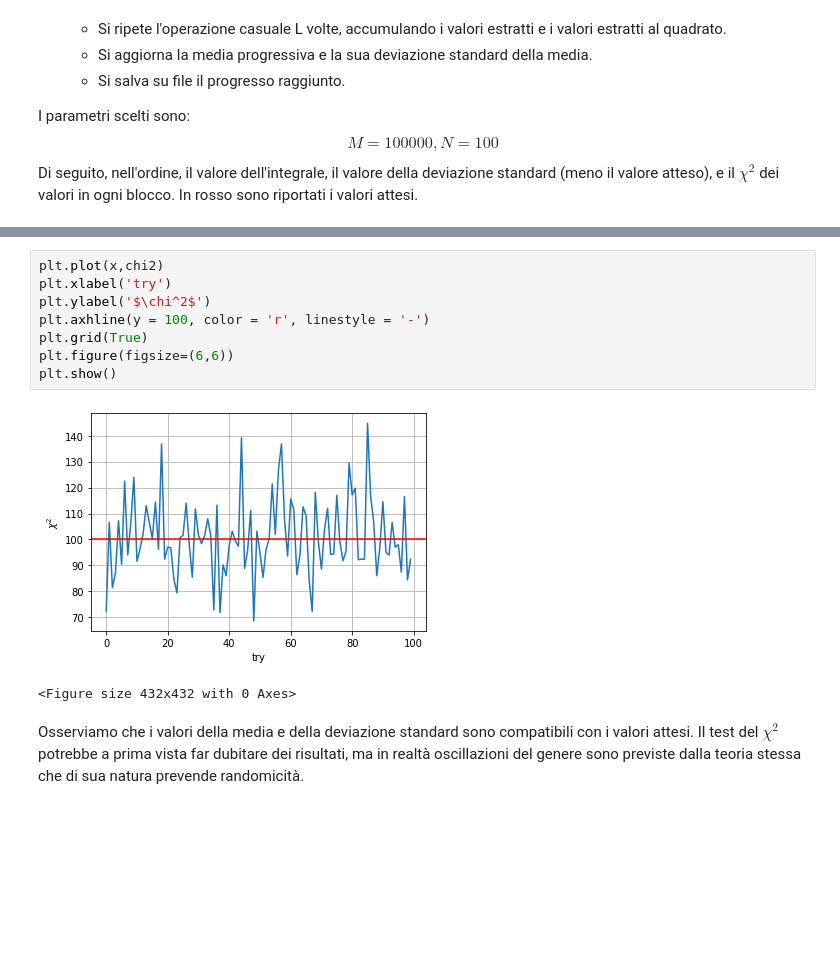
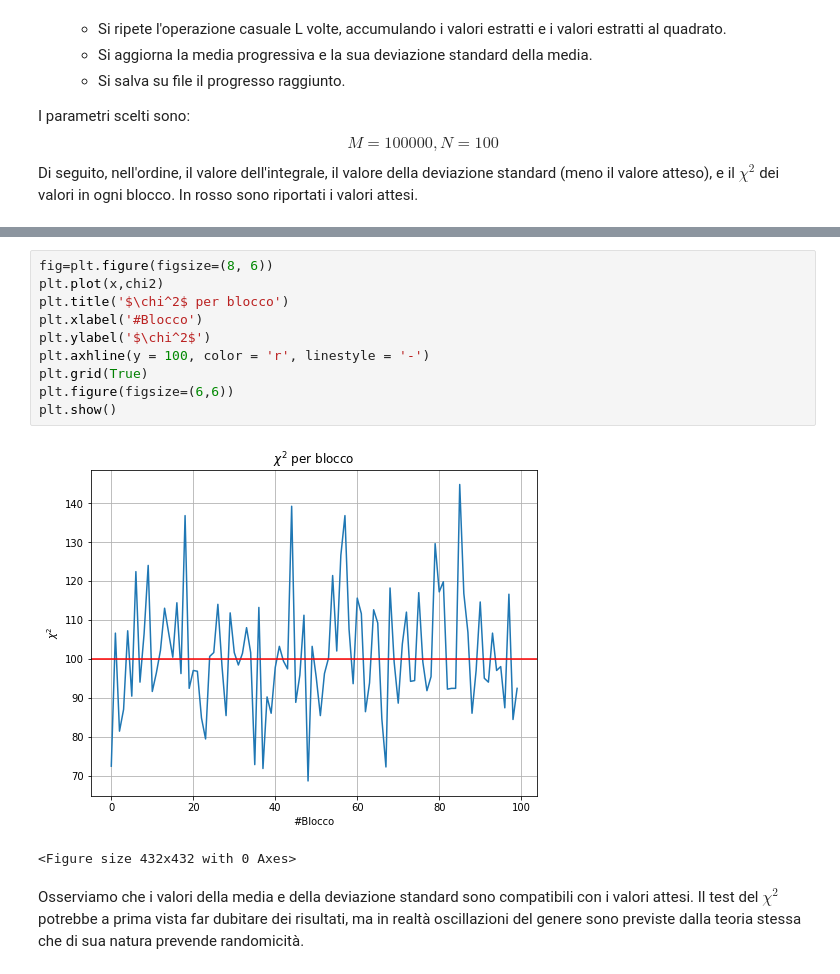
Before and after one commit to dariopullia/Numerical_Simulations_Lab, a Jupyter notebook: 01/Lezione1.ipynb, the cells around one changed output, grey strips where cells are left out. Saved outputs shown, nothing was run; the diff lists cells and outputs as text; blank space fills up the shorter version.

```diff
--- a/01/Lezione1.ipynb
+++ b/01/Lezione1.ipynb
@@ -62,14 +66,16 @@ plt.show()
 <Figure size 432x432 with 0 Axes>
 # %%
+fig=plt.figure(figsize=(8, 6))
 plt.plot(x,chi2)
-plt.xlabel('try')
+plt.title('$\chi^2$ per blocco')
+plt.xlabel('#Blocco')
 plt.ylabel('$\chi^2$')
 plt.axhline(y = 100, color = 'r', linestyle = '-')
 plt.grid(True)
 plt.figure(figsize=(6,6))
 plt.show()
 # %% [output]
-[figure, old version]
+[figure, new version]
 <Figure size 432x432 with 0 Axes>
 # %% [markdown]
 Osserviamo che i valori della media e della deviazione standard sono compatibili con i valori attesi. Il test del $\chi^2$ potrebbe a prima vista far dubitare dei risultati, ma in realtà oscillazioni del genere sono previste dalla teoria stessa che di sua natura prevende randomicità.
```
Also changed, not shown: parts of 7 cells of this notebook, 8 other files.
